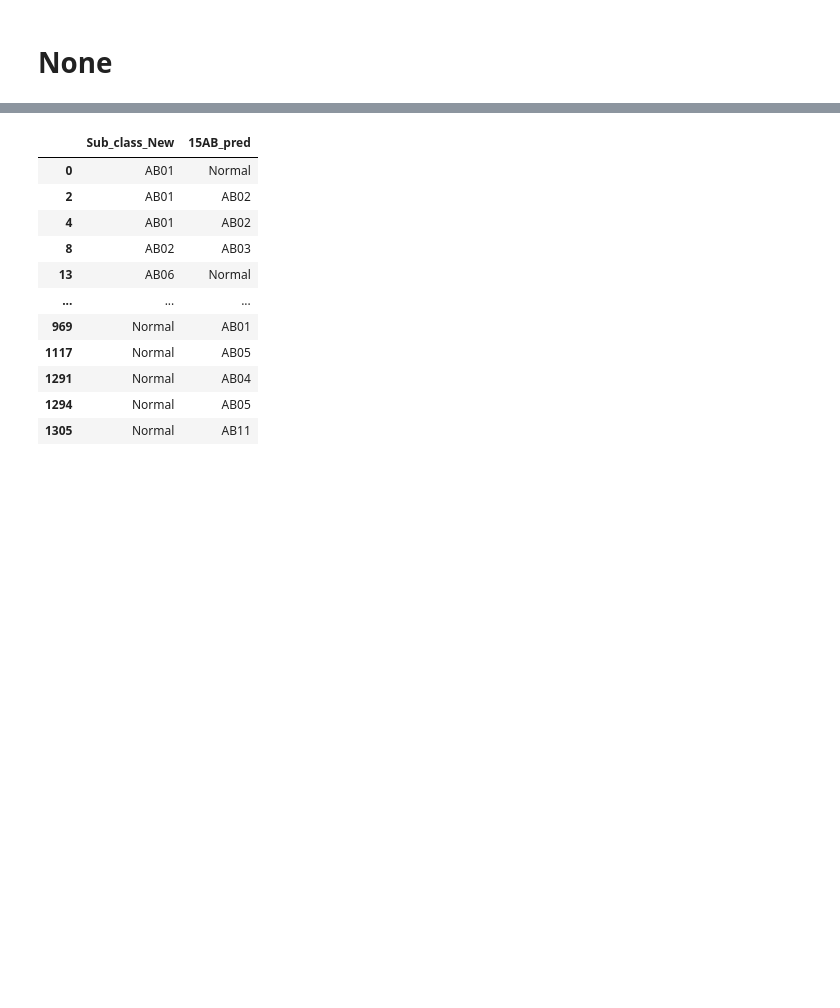
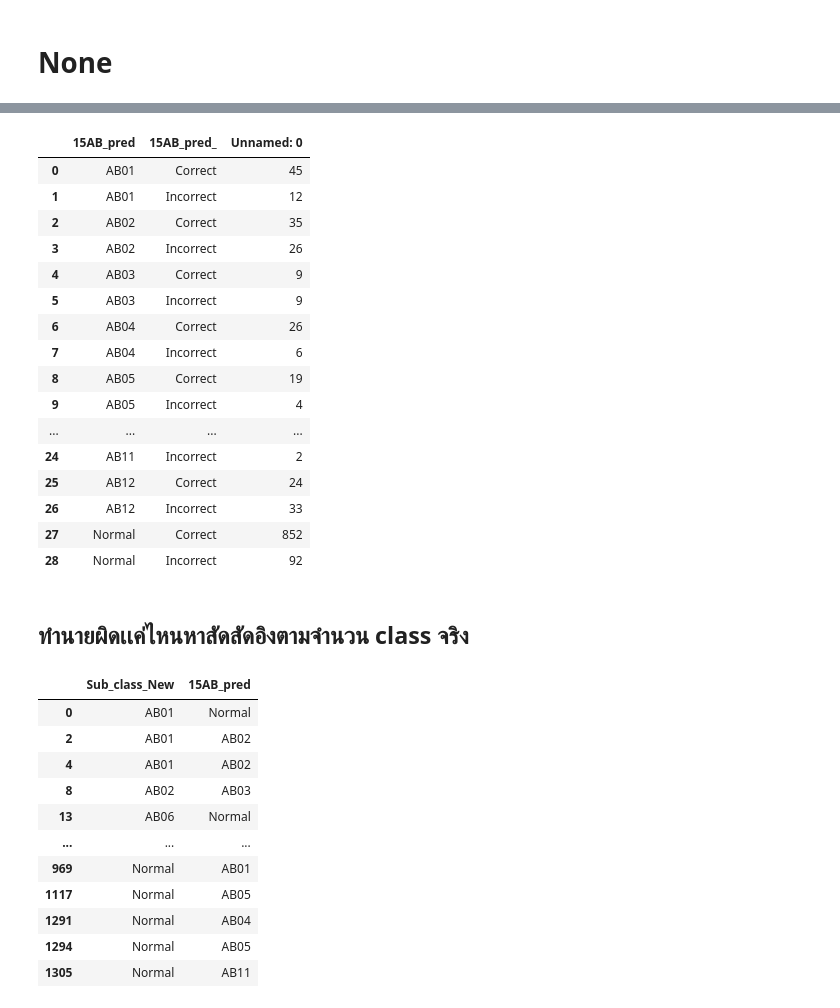
Before and after one commit to Peckkie/Experiment_Evaluation_CCA, a Jupyter notebook: IncorrectPrediction_byBiTNetModel_None_FPAct3_FPPred3scores.ipynb, the cells around one changed output, grey strips where cells are left out. Drawn from its saved outputs; the diff is of its cells as text; code cells hidden in the pictures; blank space fills up the shorter version.

```diff
--- a/IncorrectPrediction_byBiTNetModel_None_FPAct3_FPPred3scores.ipynb
+++ b/IncorrectPrediction_byBiTNetModel_None_FPAct3_FPPred3scores.ipynb
@@ -108,3 +120,25 @@ df[["Sub_class_New","15AB" ,"Case"]].groupby(['Sub_class_New',"15AB"]).count().r
+# %%
+df[["15AB_pred", "15AB_pred_", "Unnamed: 0"]].groupby(["15AB_pred", "15AB_pred_"]).count().reset_index()
+# %% [output]
+|  | 15AB_pred | 15AB_pred_ | Unnamed: 0 |
+| 0 | AB01 | Correct | 45 |
+| 1 | AB01 | Incorrect | 12 |
+| 2 | AB02 | Correct | 35 |
+| 3 | AB02 | Incorrect | 26 |
+| 4 | AB03 | Correct | 9 |
+| 5 | AB03 | Incorrect | 9 |
+| 6 | AB04 | Correct | 26 |
+| 7 | AB04 | Incorrect | 6 |
+| 8 | AB05 | Correct | 19 |
+| 9 | AB05 | Incorrect | 4 |
+| ... | ... | ... | ... |
+| 24 | AB11 | Incorrect | 2 |
+| 25 | AB12 | Correct | 24 |
+| 26 | AB12 | Incorrect | 33 |
+| 27 | Normal | Correct | 852 |
+| 28 | Normal | Incorrect | 92 |
+# %% [markdown]
+## ทำนายผิดเเค่ไหนหาสัดสัดอิงตามจำนวน class จริง
 # %%
 Correct = df[df['15AB_pred_'] == 'Correct']
 Incorrect = df[df['15AB_pred_'] == 'Incorrect']
```
Also changed, not shown: parts of 5 cells of this notebook, 1 other file.
